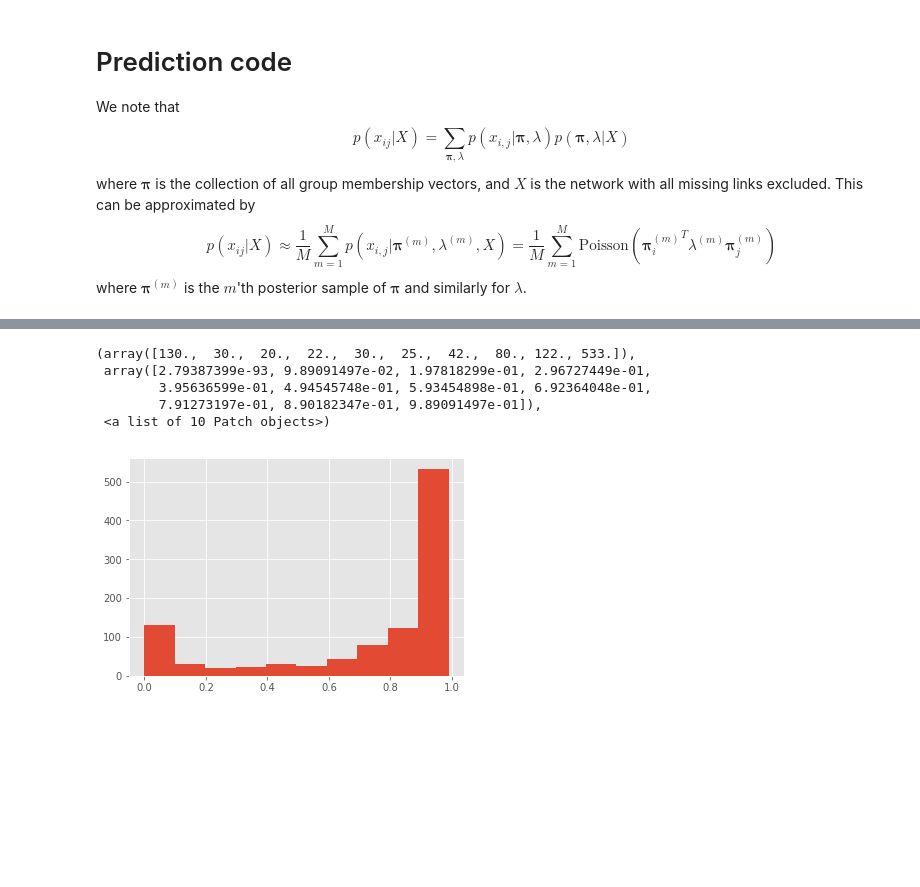
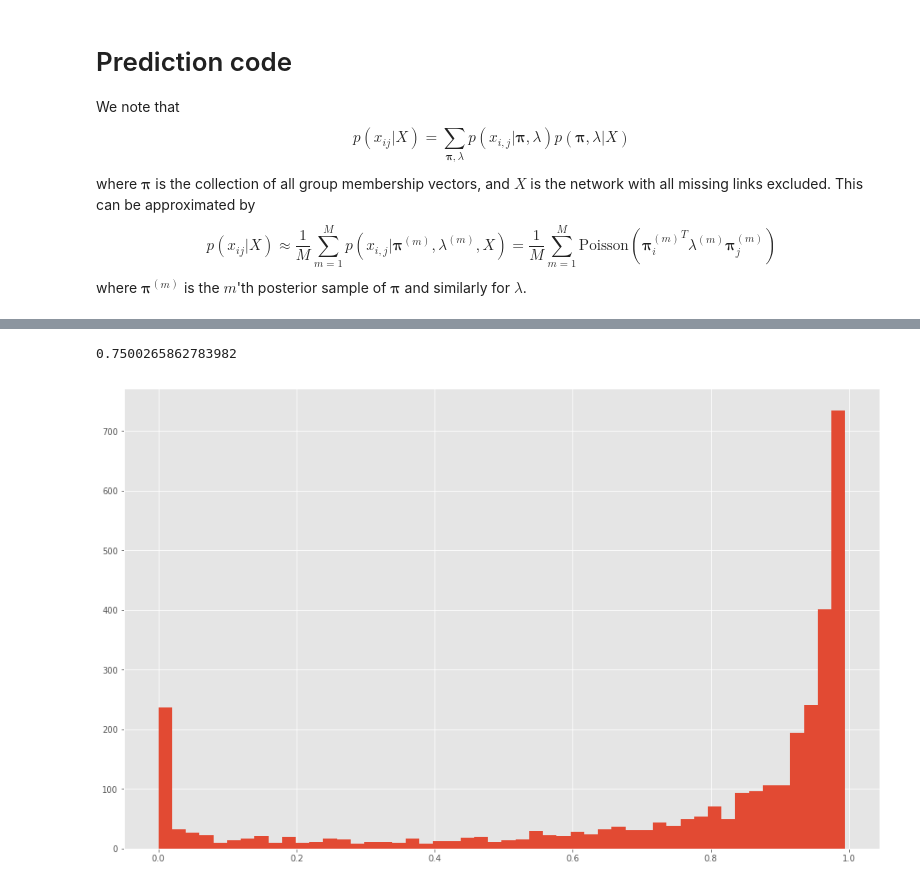
Before and after one commit to davidfrichhansen/mbml_project, a Jupyter notebook: notebooks/temp_final.ipynb, the cells around one changed output, grey strips where cells are left out. Cells and saved outputs as stored; diff of their text form; code cells hidden in the pictures; blank space fills up the shorter version.

```diff
--- a/notebooks/temp_final.ipynb
+++ b/notebooks/temp_final.ipynb
@@ -549,7 +466,8 @@ n = graph.shape[0]
 k = 5
 alpha = np.ones(k)
 
-mask, missing_edges = generate_mask(graph, int(0.07*n*n))
+#mask, missing_edges = generate_mask(graph, int(0.07*n*n))
+mask, missing_edges = generate_mask(graph, int(0.75*n*n))
 N_missing = len(missing_edges)
 
 iterations = 10000
@@ -557,4 +475,4 @@ data_pred = {'X' : graph, 'N' : n, 'K' : k, 'alpha' : alpha,
         'a' : 0.1, 'b' :  0.1, 'c': 0.5,'d': 0.5, 'include' : mask, 'N_missing' : N_missing}
 # %%
 # This is not very stable. Be aware that sometimes the VB algorithm fails, and the error we get is useless according to the STAN forums. The algorithm is, after all, experimental
-fit_pred = sm_pred.vb(data=data_pred,iter=iterations, output_samples = iterations)
+fit_pred = sm_pred.vb(data=data_pred,iter=iterations, output_samples = 1000)
@@ -564,9 +479,17 @@ WARNING:pystan:ADVI samples may be found on the filesystem in the file `/tmp/tmp
-# %%
-plt.hist(np.exp(pystan_utils.vb_extract_variable(fit_pred, 'scores', 'vector', [N_missing]))) # something is not quite right.
-# %% [output]
-(array([130.,  30.,  20.,  22.,  30.,  25.,  42.,  80., 122., 533.]),
- array([2.79387399e-93, 9.89091497e-02, 1.97818299e-01, 2.96727449e-01,
-        3.95636599e-01, 4.94545748e-01, 5.93454898e-01, 6.92364048e-01,
-        7.91273197e-01, 8.90182347e-01, 9.89091497e-01]),
- <a list of 10 Patch objects>)
-[figure, removed]
+# %%
+samples_dict, means_dict, par_names = pystan_utils.vb_extract(fit_pred)
+# %%
+score_means = [v for k,v in means_dict.items() if 'scores' in k]
+pred_means = [v for k,v in means_dict.items() if 'preds' in k]
+pred_samples = np.array([v for k,v in samples_dict.items() if 'preds' in k])
+msqs = np.array([v for k,v in means_dict.items() if 'msqe' in k])
+
+score_probs = np.exp(score_means)
+print(np.mean(score_probs))
+# %% [output]
+0.7500265862783982
+# %%
+plt.figure(figsize=(16,10))
+plt.hist(score_probs, bins=50);
+# %% [output]
+[figure, added]
```
Also changed, not shown: parts of 5 cells of this notebook.
